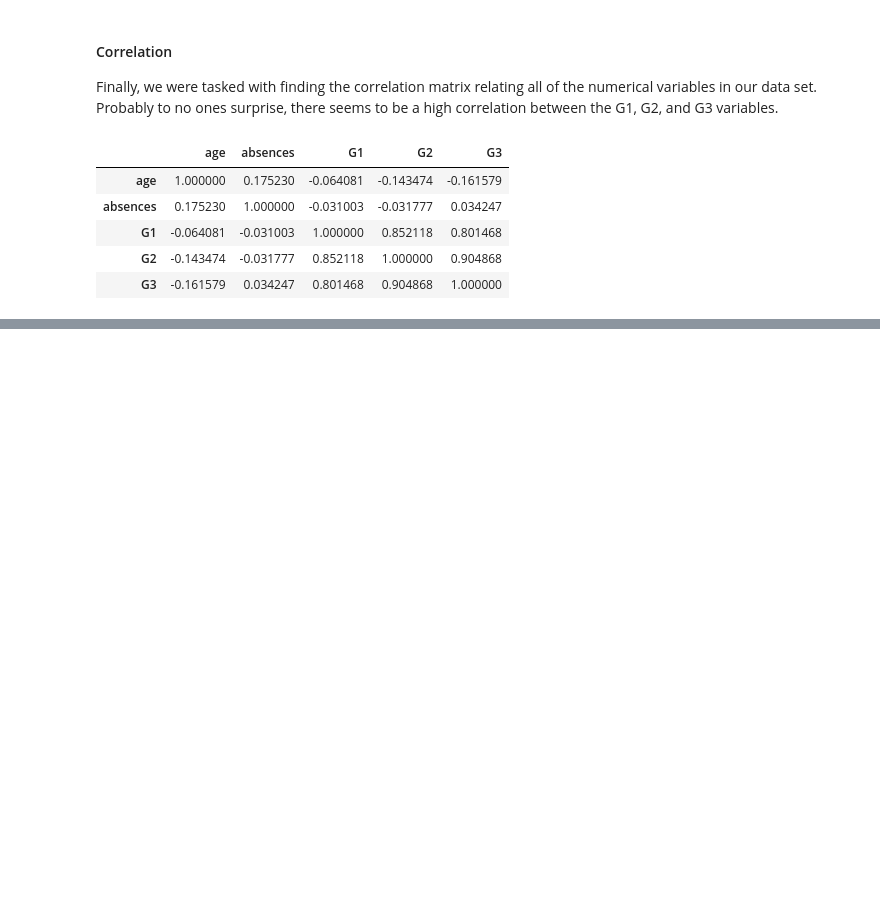
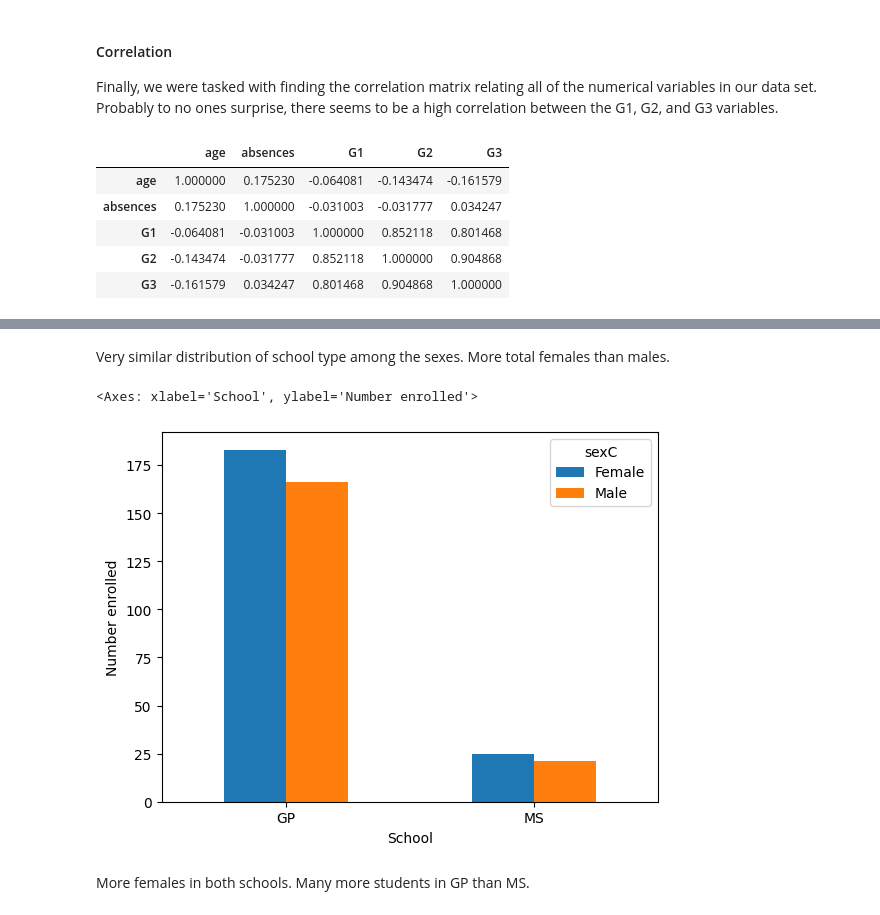
Before and after one commit to evandwh/ST554---Spring-2026---NCSU, a Jupyter notebook: Whitfield_ST554_HW4.ipynb, the cells around one changed output, grey strips where cells are left out. Cells and saved outputs as stored; diff of their text form; code cells hidden in the pictures; blank space fills up the shorter version.

```diff
--- a/Whitfield_ST554_HW4.ipynb
+++ b/Whitfield_ST554_HW4.ipynb
@@ -254,0 +302,10 @@ student_data[["age", "absences", "G1", "G2", "G3"]].corr()
+# %% [markdown]
+Very similar distribution of school type among the sexes. More total females than males.
+# %%
+#much simplier version
+stack_table.plot.bar(stacked = False, rot = 0, xlabel = "School", ylabel = "Number enrolled")
+# %% [output]
+<Axes: xlabel='School', ylabel='Number enrolled'>
+[figure, added]
+# %% [markdown]
+More females in both schools. Many more students in GP than MS.
```
Also changed, not shown: parts of 31 cells of this notebook.
